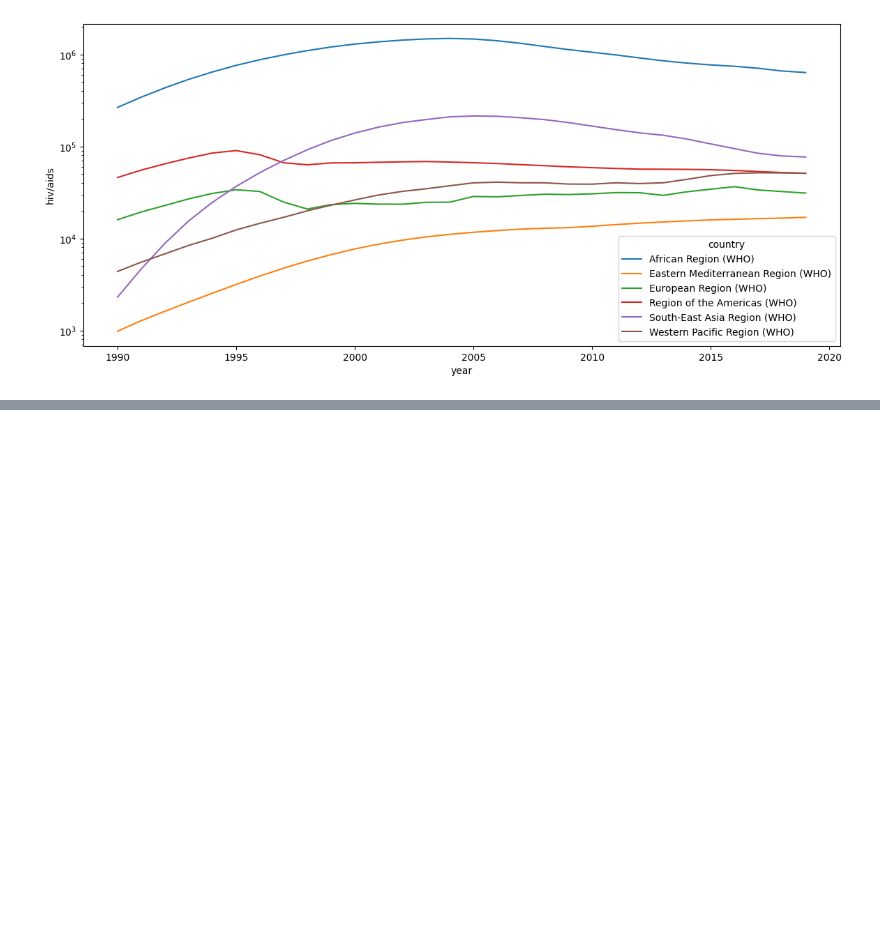
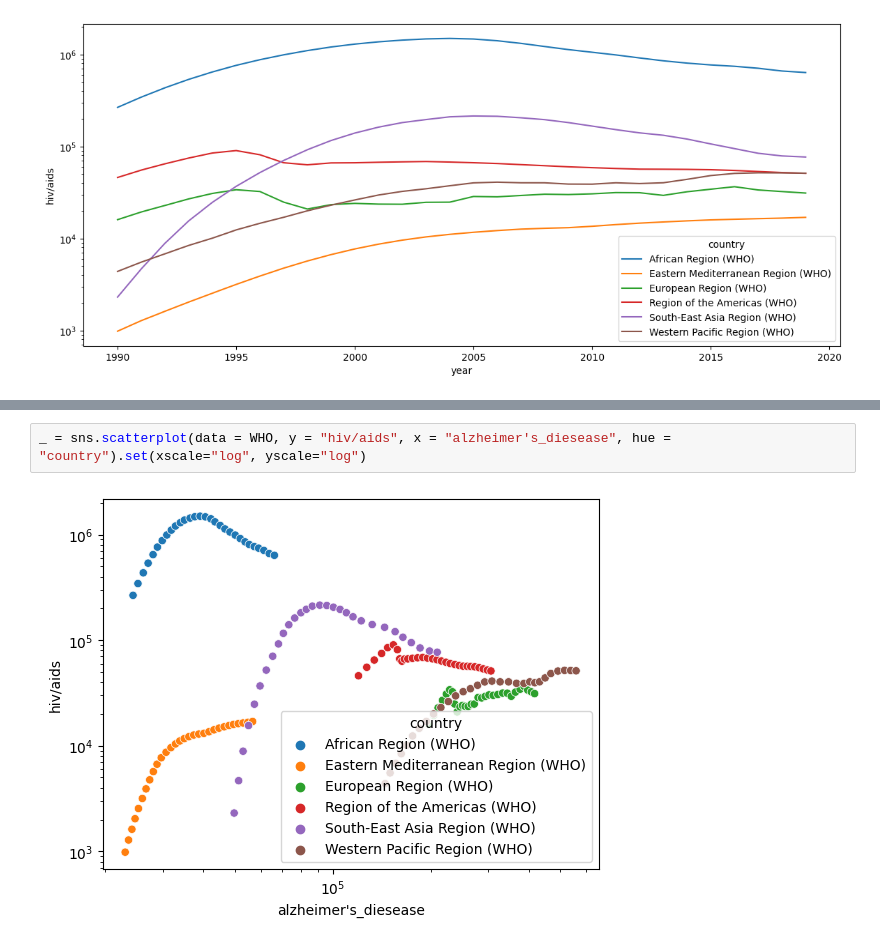
Before and after one commit to phbonamin/Analise_de_Mortalidade_Mundial-1990-2019-, a Jupyter notebook: Analise_de_Mortalidade_Mundial(1990-2019).ipynb, the cells around one changed output, grey strips where cells are left out. Drawn from its saved outputs; the diff is of its cells as text; blank space fills up the shorter version.

```diff
--- a/Analise_de_Mortalidade_Mundial(1990-2019).ipynb
+++ b/Analise_de_Mortalidade_Mundial(1990-2019).ipynb
@@ -248,0 +279,4 @@ _  = sns.lmplot( data = WHO, y = "tuberculosis", x = "alzheimer's_diesease", hue
+# %%
+_ = sns.scatterplot(data = WHO, y = "hiv/aids", x = "alzheimer's_diesease", hue = "country").set(xscale="log", yscale="log")
+# %% [output]
+[figure, added]
```
Also changed, not shown: parts of 29 cells of this notebook.
